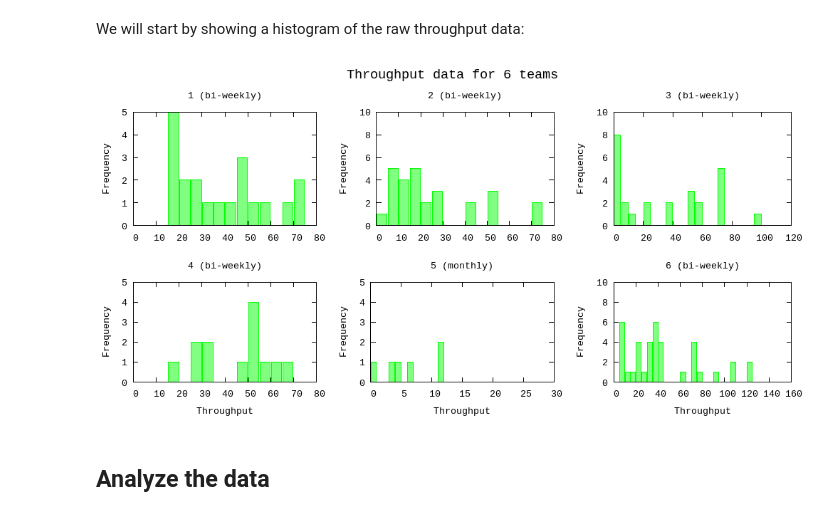
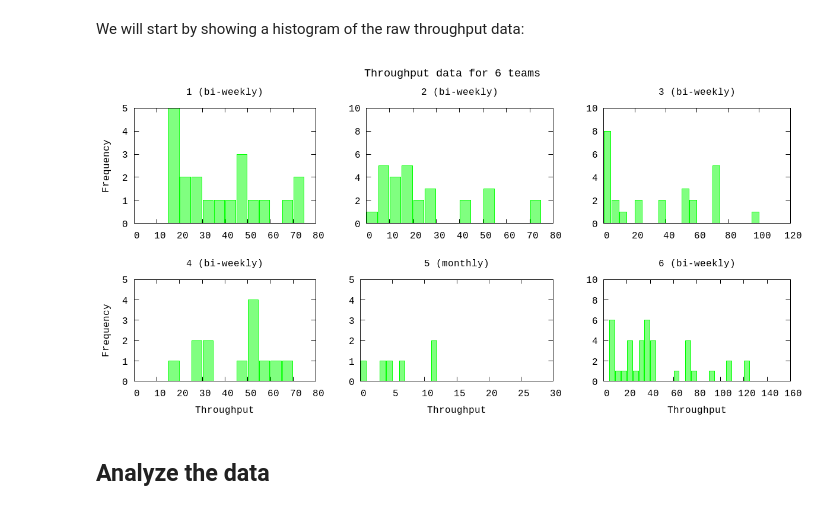
Before and after one commit to piisgaaf/chi2fit, a Jupyter notebook: notebooks/BacklogForecasting-multiplot.ipynb, the cells around one changed output. Saved outputs shown, nothing was run; the diff lists cells and outputs as text; code cells hidden in the pictures.

Commit message:
Provides inline plots for all notebooks

```diff
--- a/notebooks/BacklogForecasting-multiplot.ipynb
+++ b/notebooks/BacklogForecasting-multiplot.ipynb
@@ -105,15 +127,16 @@ We will start by showing a histogram of the raw throughput data:
 # %%
 P.multi([
     P.histogram(all_data["Team 1"], bin: 5, plottitle: "1 (bi-weekly)", ylabel: "Frequency", xrange: '[0:80]', yrange: '[:5]', commands: true),
     P.histogram(all_data["Team 2"], bin: 5, plottitle: "2 (bi-weekly)", xrange: '[0:80]', yrange: '[:10]', commands: true),
     P.histogram(all_data["Team 3"], bin: 5, plottitle: "3 (bi-weekly)", xrange: '[0:120]', yrange: '[:10]', commands: true),
     P.histogram(all_data["Team 4"], bin: 5, plottitle: "4 (bi-weekly)", xlabel: "Throughput", ylabel: "Frequency", xrange: '[0:80]', yrange: '[:5]', commands: true),
     P.histogram(all_data["Team 5"][:throughput], bin: 1, xlabel: "Throughput", plottitle: "5 (monthly)", xrange: '[0:30]', yrange: '[:5]', commands: true),
     P.histogram(all_data["Team 6"], bin: 5, xlabel: "Throughput", plottitle: "6 (bi-weekly)", xrange: '[0:160]', yrange: '[:10]', commands: true),
-], columns: 3, title: "Throughput data for 6 teams")
-:"do not show this result in output"
+], columns: 3, title: "Throughput data for 6 teams", inline: "mhist", size: "1200,600")
+:timer.sleep(1000)
+{:"this is an inline image", src: "/app/notebooks/images/mhist.png"}
+# %% [output]
+[figure, added]
-# %% [markdown]
-![hist1.png](attachment:hist1.png)
 # %% [markdown]
 ## Analyze the data
 # %% [markdown]
```
Also changed, not shown: parts of 16 cells of this notebook, 6 other files.
